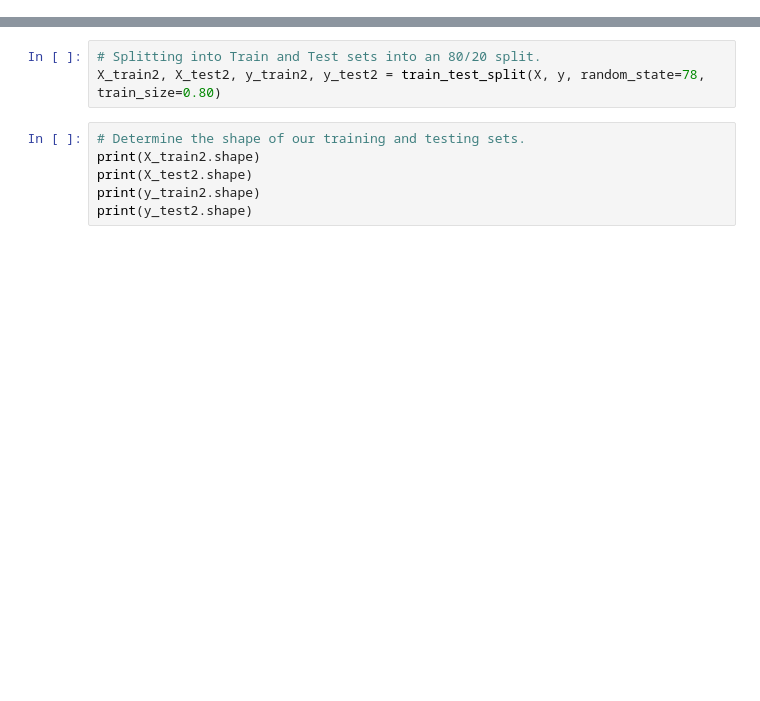
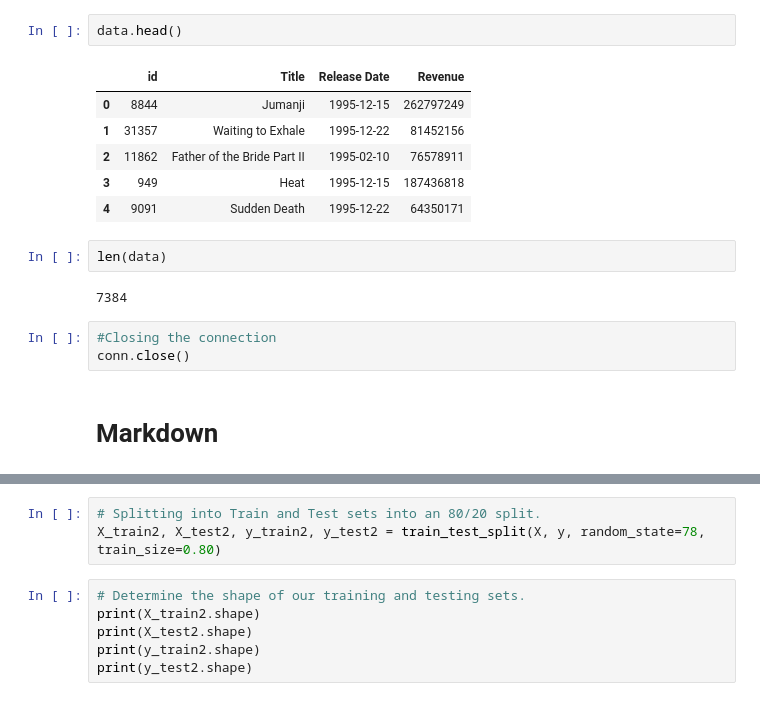
Before and after one commit to Snicho1945/Film-Release-Date-Analysis, a Jupyter notebook: ML_Analysis.ipynb, the cells around one changed output, grey strips where cells are left out. Saved outputs shown, nothing was run; the diff lists cells and outputs as text; blank space fills up the shorter version.

```diff
--- a/ML_Analysis.ipynb
+++ b/ML_Analysis.ipynb
@@ -16,3 +64,21 @@ data = pd.read_csv('movies_metabase_clean.csv')
+# %%
+data.head()
+# %% [output]
+|  | id | Title | Release Date | Revenue |
+| 0 | 8844 | Jumanji | 1995-12-15 | 262797249 |
+| 1 | 31357 | Waiting to Exhale | 1995-12-22 | 81452156 |
+| 2 | 11862 | Father of the Bride Part II | 1995-02-10 | 76578911 |
+| 3 | 949 | Heat | 1995-12-15 | 187436818 |
+| 4 | 9091 | Sudden Death | 1995-12-22 | 64350171 |
+# %%
+len(data)
+# %% [output]
+7384
+# %%
+#Closing the connection
+conn.close()
+# %% [markdown]
+# Markdown
 # %%
 #Printing out the dataframe columns
 data.columns
```
Also changed, not shown: parts of 26 cells of this notebook, 1 other file.
